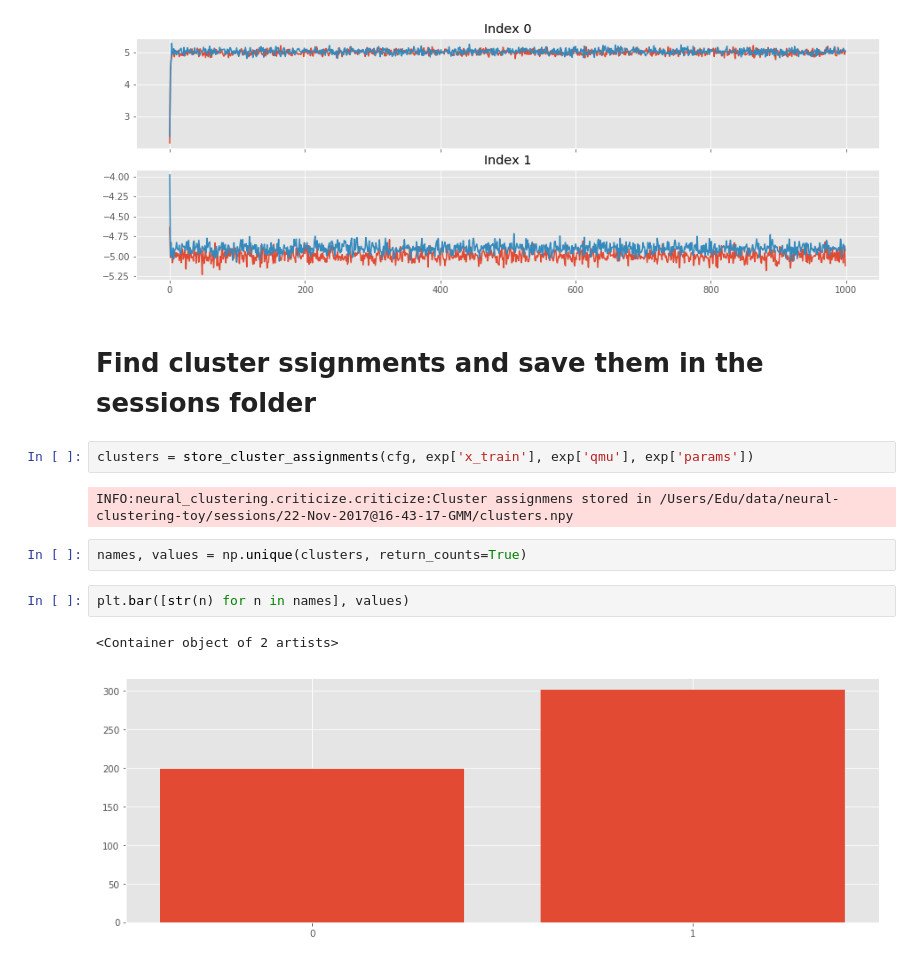
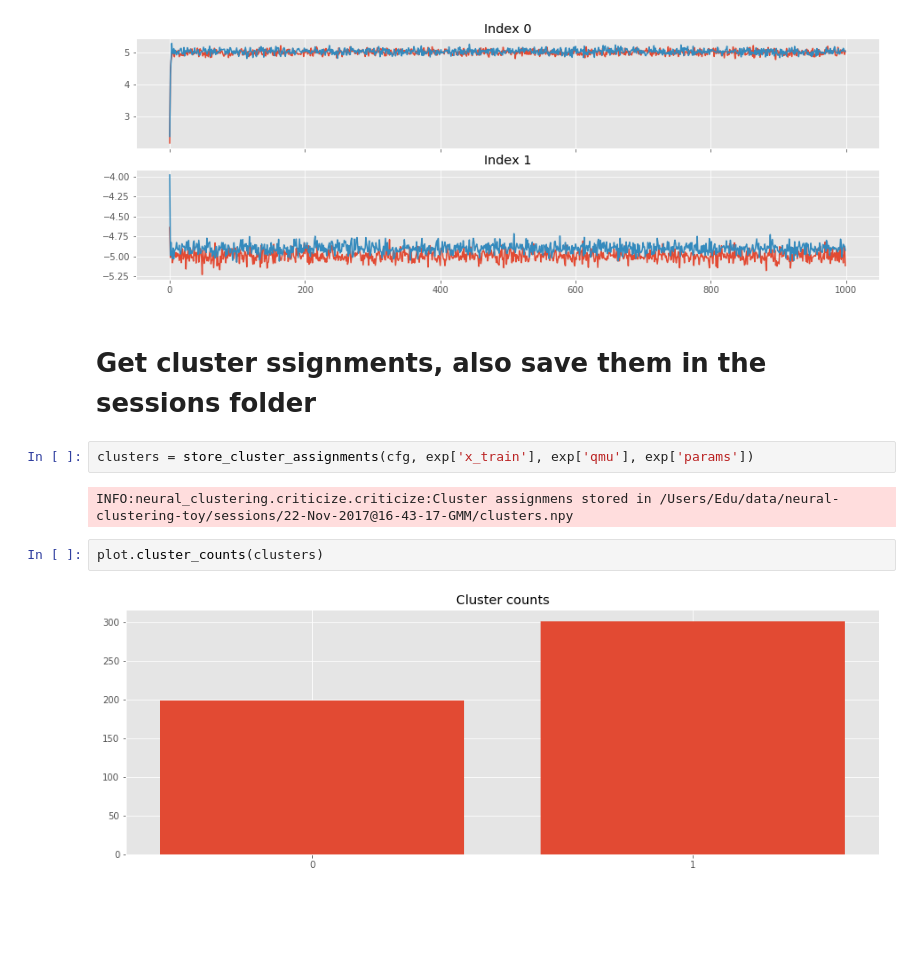
Before and after one commit to edublancas/neural-clustering, a Jupyter notebook: notebooks/4-experiments.ipynb, the cells around one changed output. Saved outputs shown, nothing was run; the diff lists cells and outputs as text; blank space fills up the shorter version.

```diff
--- a/notebooks/4-experiments.ipynb
+++ b/notebooks/4-experiments.ipynb
@@ -41,15 +41,12 @@ plot.params_over_iterations(exp['qmu'], axis=1)
 # %% [output]
 [figure]
 # %% [markdown]
-# Find cluster ssignments and save them in the sessions folder
+# Get cluster ssignments, also save them in the sessions folder
 # %%
 clusters = store_cluster_assignments(cfg, exp['x_train'], exp['qmu'], exp['params'])
 # %% [output]
 INFO:neural_clustering.criticize.criticize:Cluster assignmens stored in /Users/Edu/data/neural-clustering-toy/sessions/22-Nov-2017@16-43-17-GMM/clusters.npy
-# %%
-names, values = np.unique(clusters, return_counts=True)
-# %%
-plt.bar([str(n) for n in names], values)
-# %% [output]
-<Container object of 2 artists>
-[figure, removed]
+# %%
+plot.cluster_counts(clusters)
+# %% [output]
+[figure, added]
```
